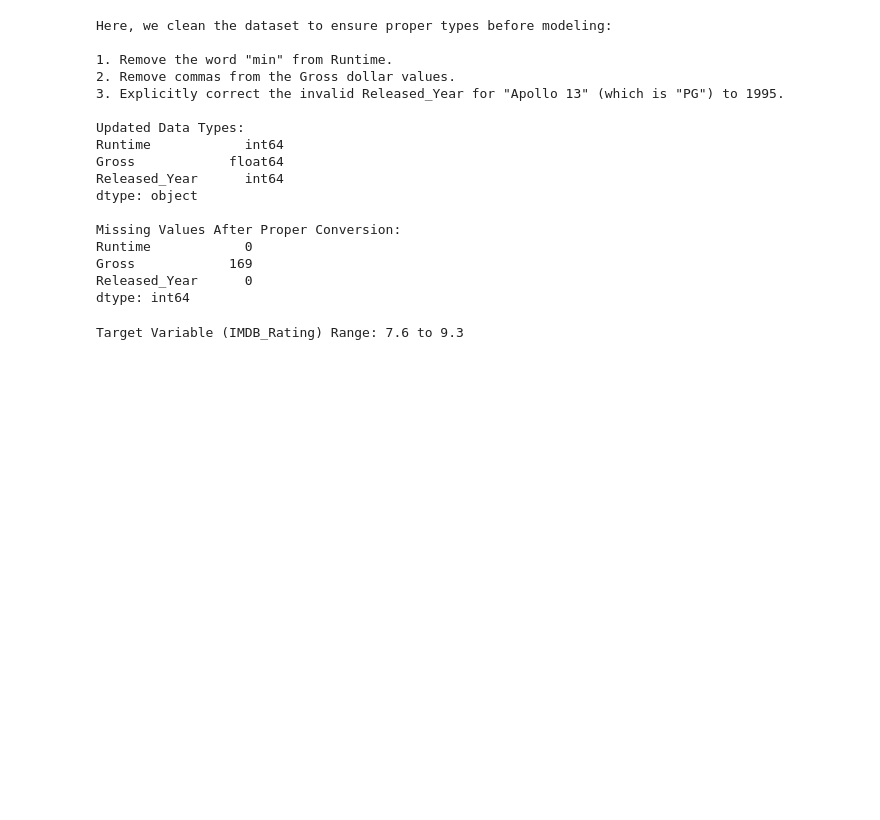
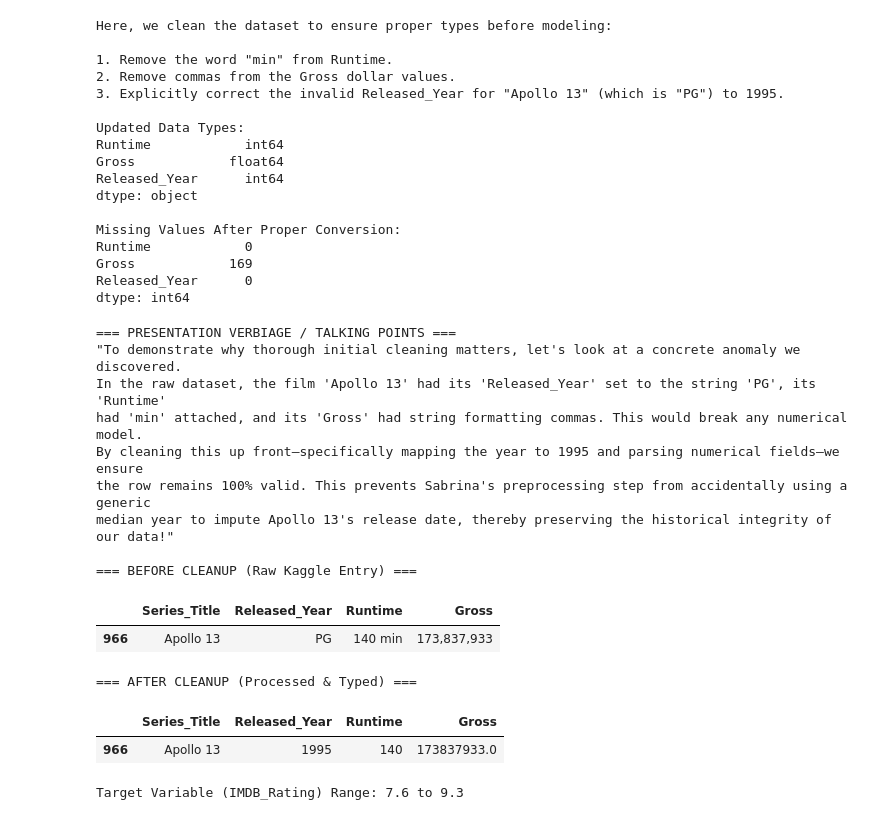
Before and after one commit to Ratwere/cop2044c_ml_final_project, a Jupyter notebook: cop2044c_ml_final_project.ipynb, the cells around one changed output. Saved outputs shown, nothing was run; the diff lists cells and outputs as text; code cells hidden in the pictures; blank space fills up the shorter version.

Commit message:
Sync: Final execution run with clean structure and updated README

```diff
--- a/cop2044c_ml_final_project.ipynb
+++ b/cop2044c_ml_final_project.ipynb
@@ -341,6 +341,46 @@ Runtime            0
 Gross            169
 Released_Year      0
 dtype: int64
+# %%
+# @title 📊 Visualizing the Data Cleanup: Before & After (Apollo 13)
+# ID: Role1_Cell_Clean_Before_After_Visual
+# Assigned: Hammad (Data Manager)
+
+# 1. Load a temporary reference to show the raw, uncleaned state
+temp_raw_df = pd.read_csv(full_path)
+before_row = temp_raw_df[temp_raw_df['Series_Title'] == 'Apollo 13'][['Series_Title', 'Released_Year', 'Runtime', 'Gross']]
+
+# 2. Extract the cleaned state from our active working DataFrame
+after_row = df[df['Series_Title'] == 'Apollo 13'][['Series_Title', 'Released_Year', 'Runtime', 'Gross']]
+
+print("=== PRESENTATION VERBIAGE / TALKING POINTS ===")
+print("\"To demonstrate why thorough initial cleaning matters, let's look at a concrete anomaly we discovered.\n"
+      "In the raw dataset, the film 'Apollo 13' had its 'Released_Year' set to the string 'PG', its 'Runtime'\n"
+      "had 'min' attached, and its 'Gross' had string formatting commas. This would break any numerical model.\n"
+      "By cleaning this up front—specifically mapping the year to 1995 and parsing numerical fields—we ensure\n"
+      "the row remains 100% valid. This prevents Sabrina's preprocessing step from accidentally using a generic\n"
+      "median year to impute Apollo 13's release date, thereby preserving the historical integrity of our data!\"\n")
+
+print("=== BEFORE CLEANUP (Raw Kaggle Entry) ===")
+display(before_row)
+
+print("\n=== AFTER CLEANUP (Processed & Typed) ===")
+display(after_row)
+# %% [output]
+=== PRESENTATION VERBIAGE / TALKING POINTS ===
+"To demonstrate why thorough initial cleaning matters, let's look at a concrete anomaly we discovered.
+In the raw dataset, the film 'Apollo 13' had its 'Released_Year' set to the string 'PG', its 'Runtime'
+had 'min' attached, and its 'Gross' had string formatting commas. This would break any numerical model.
+By cleaning this up front—specifically mapping the year to 1995 and parsing numerical fields—we ensure
+the row remains 100% valid. This prevents Sabrina's preprocessing step from accidentally using a generic
+median year to impute Apollo 13's release date, thereby preserving the historical integrity of our data!"
+
+=== BEFORE CLEANUP (Raw Kaggle Entry) ===
+|  | Series_Title | Released_Year | Runtime | Gross |
+| 966 | Apollo 13 | PG | 140 min | 173,837,933 |
+=== AFTER CLEANUP (Processed & Typed) ===
+|  | Series_Title | Released_Year | Runtime | Gross |
+| 966 | Apollo 13 | 1995 | 140 | 173837933.0 |
 # %%
 # @title
 # ID: Role1_Cell_D
```
Also changed, not shown: parts of 1 cell of this notebook.
